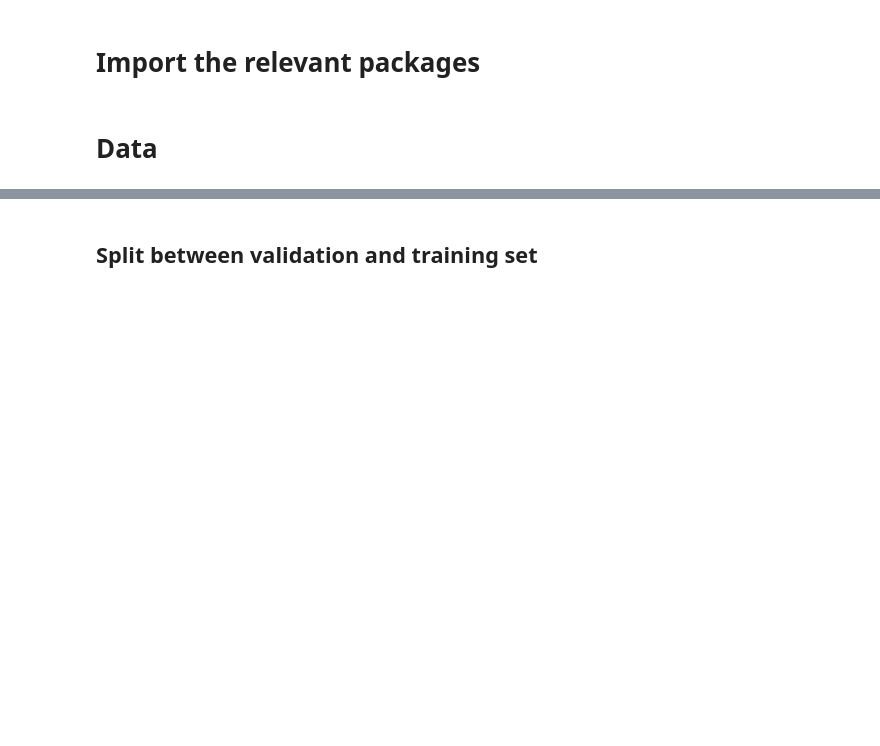
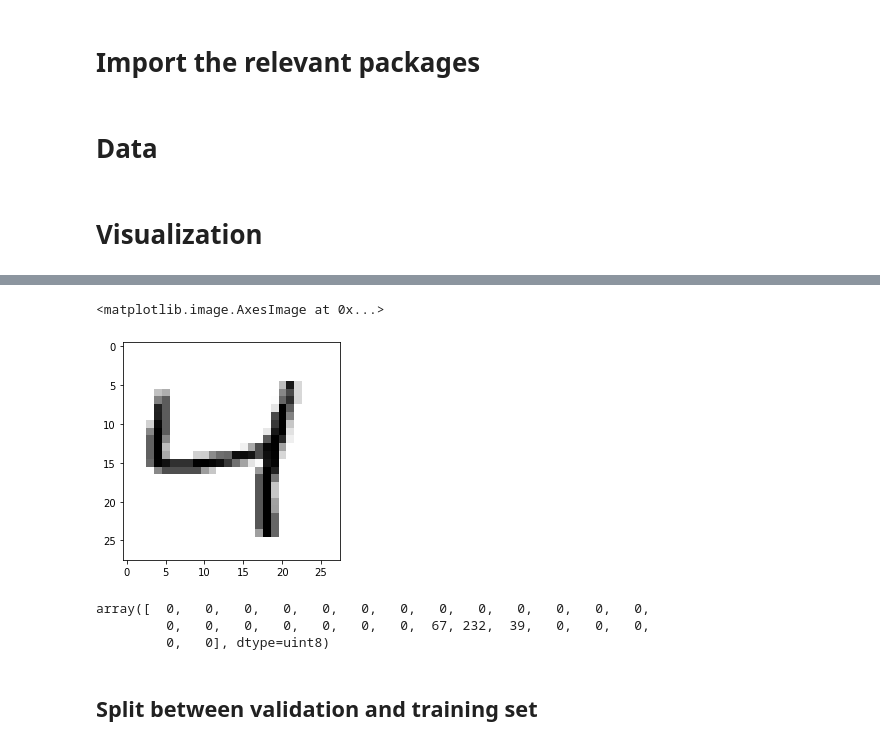
Before and after one commit to harrythu25/MNSIT_with_user_input, a Jupyter notebook: MNIST_model.ipynb, the cells around one changed output, grey strips where cells are left out. Cells and saved outputs as stored; diff of their text form; code cells hidden in the pictures; blank space fills up the shorter version.

```diff
--- a/MNIST_model.ipynb
+++ b/MNIST_model.ipynb
@@ -13,3 +13,10 @@ import tensorflow_datasets as tfds
 mnist_dataset, mnist_info = tfds.load(name='mnist', with_info=True, as_supervised=True, try_gcs=True)
 # %%
 mnist_train, mnist_test = mnist_dataset['train'], mnist_dataset['test']
+# %% [markdown]
+# Visualization
+# %%
+mnist = tf.keras.datasets.mnist
+(x_train, y_train), (x_test, y_test) = mnist.load_data()
+plt.imshow(x_train[2], cmap='gray_r')
+# %% [output]
@@ -16,3 +25,11 @@ mnist_train, mnist_test = mnist_dataset['train'], mnist_dataset['test']
+<matplotlib.image.AxesImage at 0x...>
+[figure, added]
+# %%
+x_train[2][5]
+# %% [output]
+array([  0,   0,   0,   0,   0,   0,   0,   0,   0,   0,   0,   0,   0,
+         0,   0,   0,   0,   0,   0,   0,  67, 232,  39,   0,   0,   0,
+         0,   0], dtype=uint8)
 # %% [markdown]
 ## Split between validation and training set
 # %%
```
Also changed, not shown: parts of 11 cells of this notebook.
